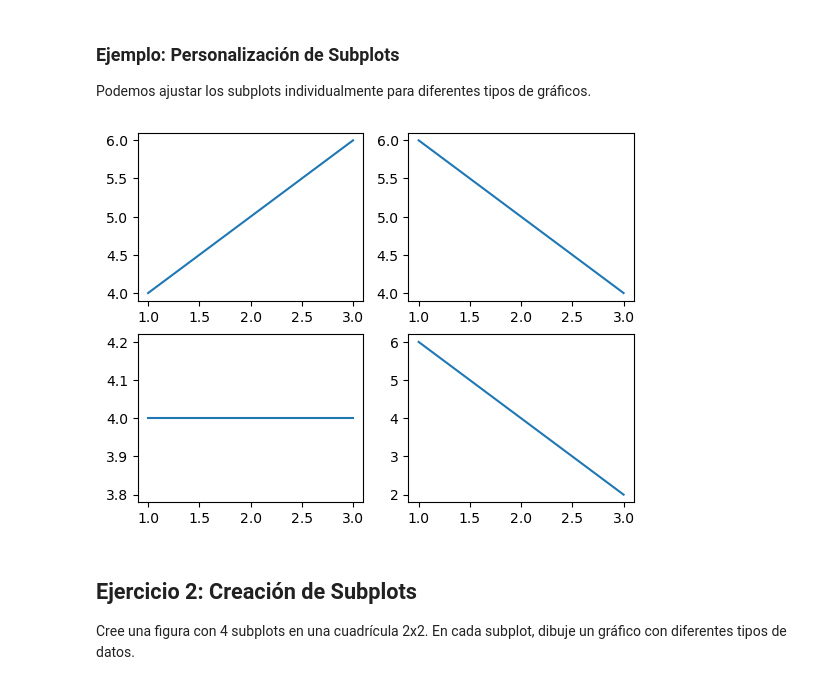
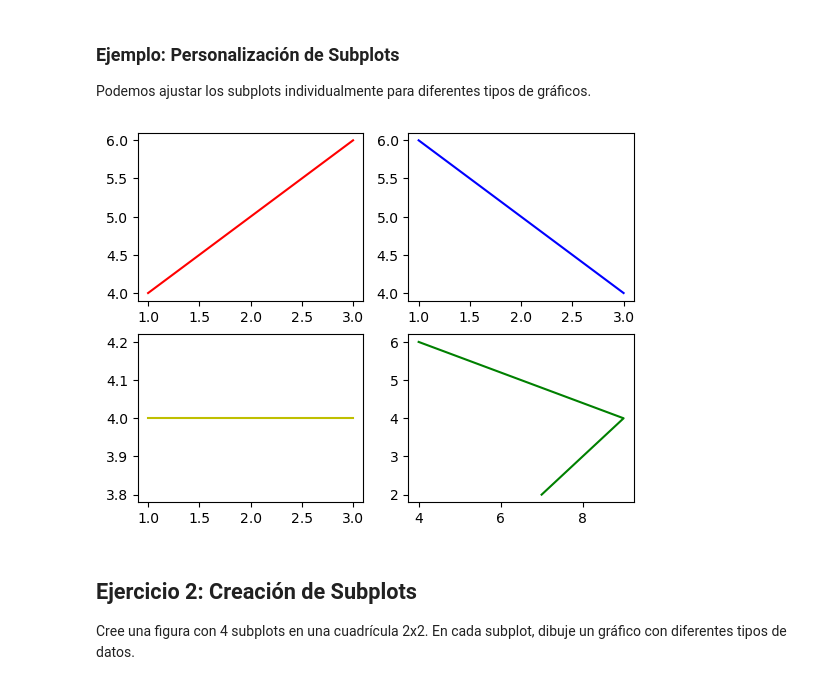
Before and after one commit to cpatagon/Python_Numerico, a Jupyter notebook: clases/01_Introduccion_python/03_02_matplotlib.ipynb, the cells around one changed output. Drawn from its saved outputs; the diff is of its cells as text; code cells hidden in the pictures.

```diff
--- a/clases/01_Introduccion_python/03_02_matplotlib.ipynb
+++ b/clases/01_Introduccion_python/03_02_matplotlib.ipynb
@@ -53,13 +53,13 @@ plt.show()
 Podemos ajustar los subplots individualmente para diferentes tipos de gráficos.
 # %%
 fig, axs = plt.subplots(2, 2)
-axs[0, 0].plot([1, 2, 3], [4, 5, 6])  # Primer subplot
-axs[0, 1].plot([1, 2, 3], [6, 5, 4])  # Segundo subplot
-axs[1, 0].plot([1, 2, 3], [4, 4, 4])  # Tercer subplot
-axs[1, 1].plot([1, 2, 3], [6, 4, 2])  # Cuarto subplot
+axs[0, 0].plot([1, 2, 3], [4, 5, 6],'r')  # Primer subplot
+axs[0, 1].plot([1, 2, 3], [6, 5, 4],'b')  # Segundo subplot
+axs[1, 0].plot([1, 2, 3], [4, 4, 4],'y')  # Tercer subplot
+axs[1, 1].plot([4, 9, 7], [6, 4, 2],'g')  # Cuarto subplot
 plt.show()
 # %% [output]
-[figure, old version]
+[figure, new version]
 # %% [markdown]
 ## Ejercicio 2: Creación de Subplots
 Cree una figura con 4 subplots en una cuadrícula 2x2. En cada subplot, dibuje un gráfico con diferentes tipos de datos.
```
Also changed, not shown: parts of 28 cells of this notebook, 11 other files.
